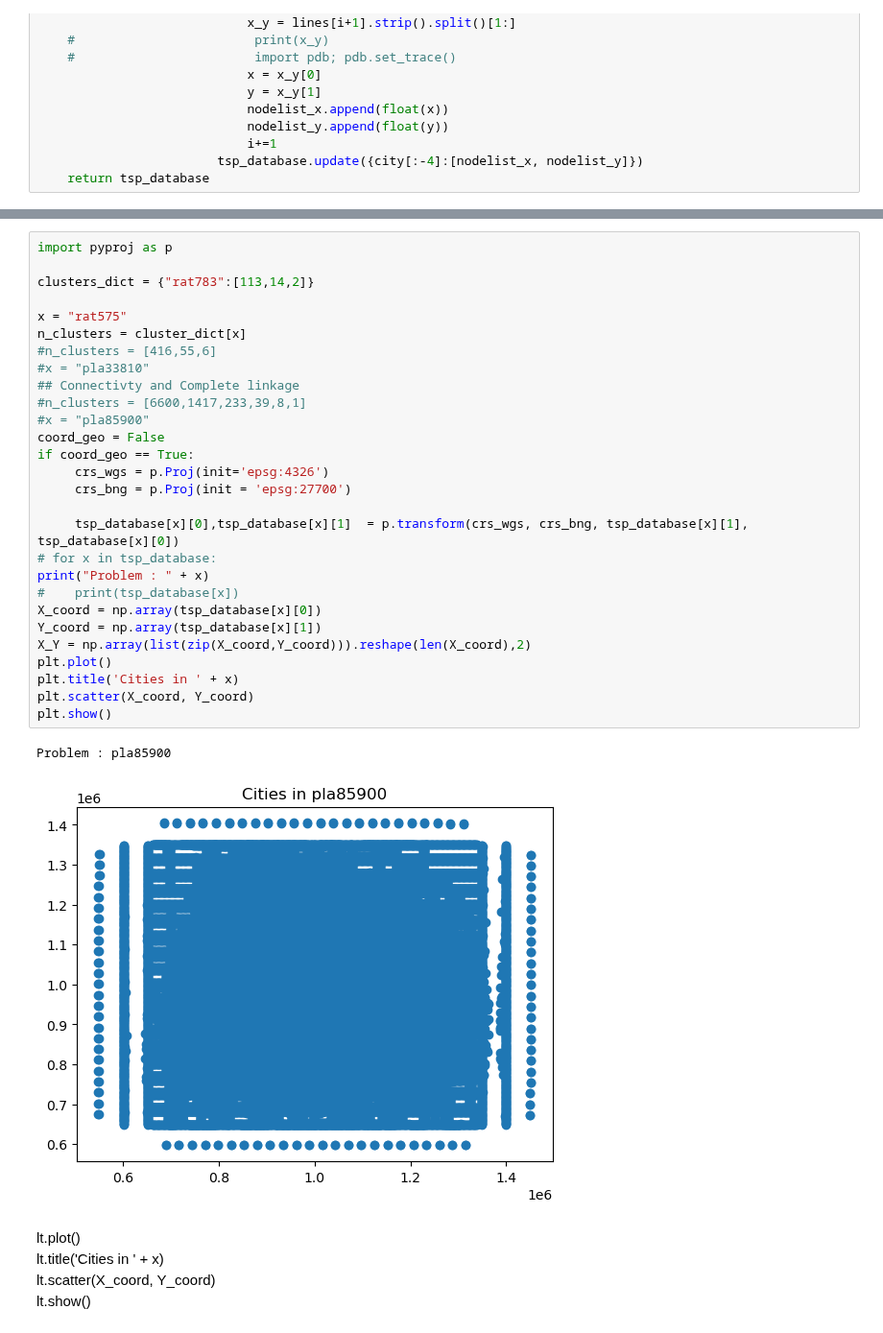
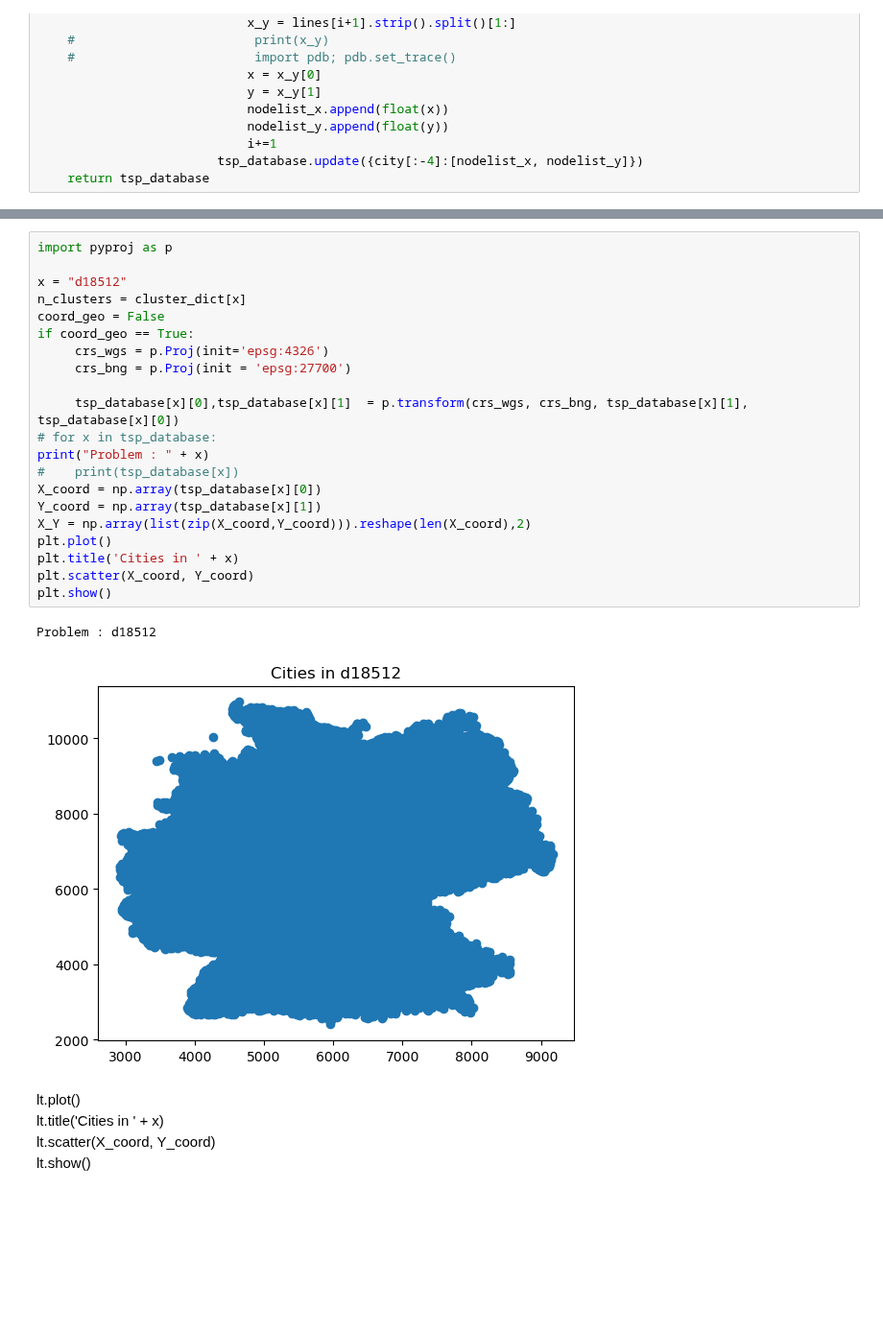
Before and after one commit to sangmin-yoo/TAXI, a Jupyter notebook: Large-Scale-Ising_X-Ising.ipynb, the cells around one changed output, grey strips where cells are left out. Shown at 96% size. Drawn from its saved outputs; the diff is of its cells as text; blank space fills up the shorter version.

```diff
--- a/Large-Scale-Ising_X-Ising.ipynb
+++ b/Large-Scale-Ising_X-Ising.ipynb
@@ -94,34 +236,27 @@ cluster_dict = {
 # %%
 import pyproj as p
 
-clusters_dict = {"rat783":[113,14,2]}
-
-x = "rat575"
+x = "d18512"
 n_clusters = cluster_dict[x]
-#n_clusters = [416,55,6]
-#x = "pla33810"
-## Connectivty and Complete linkage
-#n_clusters = [6600,1417,233,39,8,1]
-#x = "pla85900"
 coord_geo = False
 if coord_geo == True:
      crs_wgs = p.Proj(init='epsg:4326')
      crs_bng = p.Proj(init = 'epsg:27700')
 
      tsp_database[x][0],tsp_database[x][1]  = p.transform(crs_wgs, crs_bng, tsp_database[x][1], tsp_database[x][0])
 # for x in tsp_database:
 print("Problem : " + x)
 #    print(tsp_database[x])
 X_coord = np.array(tsp_database[x][0])
 Y_coord = np.array(tsp_database[x][1])
 X_Y = np.array(list(zip(X_coord,Y_coord))).reshape(len(X_coord),2)
 plt.plot()
 plt.title('Cities in ' + x)
 plt.scatter(X_coord, Y_coord)
 plt.show()
 # %% [output]
-Problem : pla85900
+Problem : d18512
-[figure, old version]
+[figure, new version]
 # %% [markdown]
 lt.plot()<br>
 lt.title('Cities in ' + x)<br>
```
Also changed, not shown: parts of 10 cells of this notebook, 7 other files.
